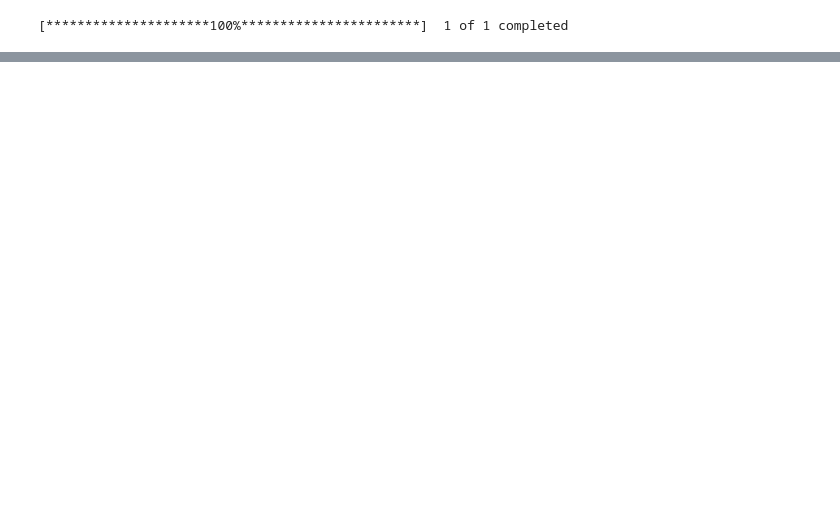
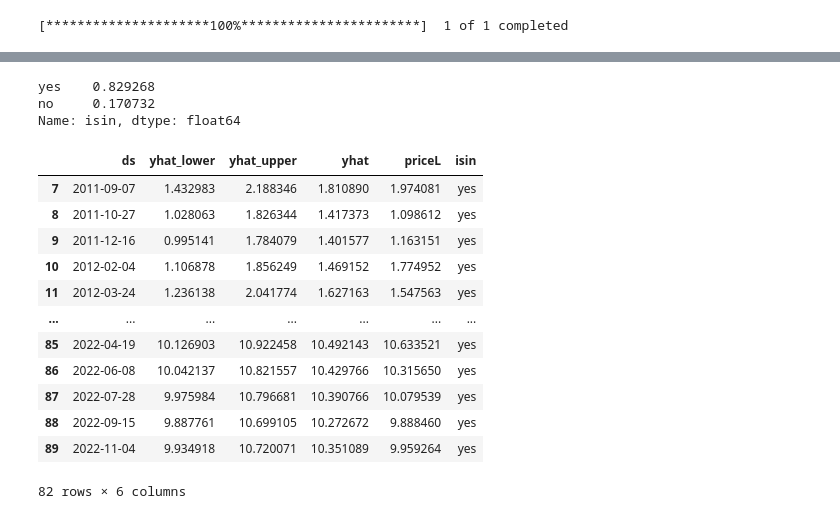
Before and after one commit to guevarch/BitcoinBuyZones, a Jupyter notebook: Final/Bonus BUY ZONE ML.ipynb, the cells around one changed output, grey strips where cells are left out. Cells and saved outputs as stored; diff of their text form; code cells hidden in the pictures; blank space fills up the shorter version.

```diff
--- a/Final/Bonus BUY ZONE ML.ipynb
+++ b/Final/Bonus BUY ZONE ML.ipynb
@@ -278,0 +216,35 @@ fig.write_html('../static/MAandPred2.html')
+# %%
+df = df.rename(columns={"date": "ds"})
+prediction['ds']=prediction['ds'].astype("string")
+prediction['ds'] = prediction['ds'].str[:10]
+prediction['ds'] = prediction.ds.astype('datetime64[ns]')
+merged_df = prediction.merge(df, on='ds', how='left')
+merged_df = merged_df.drop(columns=['trend', 'trend_lower', 'trend_upper',
+       'additive_terms', 'additive_terms_lower', 'additive_terms_upper',
+       'weekly', 'weekly_lower', 'weekly_upper', 'yearly', 'yearly_lower',
+       'yearly_upper', 'multiplicative_terms', 'multiplicative_terms_lower',
+       'multiplicative_terms_upper', 'price', 'meanavge', 'meanvalue',
+       'status', 'price-meanavge', 'move%', 'Valuation'])
+merged_df = merged_df.dropna()
+merged_df['isin'] = merged_df.apply(lambda row: 'yes' if row['yhat_upper'] > row['priceL']  > row['yhat_lower'] else 'no',  axis=1)
+print(merged_df['isin'].value_counts('no'))
+# %% [output]
+yes    0.829268
+no     0.170732
+Name: isin, dtype: float64
+# %%
+merged_df
+# %% [output]
+|  | ds | yhat_lower | yhat_upper | yhat | priceL | isin |
+| 7 | 2011-09-07 | 1.432983 | 2.188346 | 1.810890 | 1.974081 | yes |
+| 8 | 2011-10-27 | 1.028063 | 1.826344 | 1.417373 | 1.098612 | yes |
+| 9 | 2011-12-16 | 0.995141 | 1.784079 | 1.401577 | 1.163151 | yes |
+| 10 | 2012-02-04 | 1.106878 | 1.856249 | 1.469152 | 1.774952 | yes |
+| 11 | 2012-03-24 | 1.236138 | 2.041774 | 1.627163 | 1.547563 | yes |
+| ... | ... | ... | ... | ... | ... | ... |
+| 85 | 2022-04-19 | 10.126903 | 10.922458 | 10.492143 | 10.633521 | yes |
+| 86 | 2022-06-08 | 10.042137 | 10.821557 | 10.429766 | 10.315650 | yes |
+| 87 | 2022-07-28 | 9.975984 | 10.796681 | 10.390766 | 10.079539 | yes |
+| 88 | 2022-09-15 | 9.887761 | 10.699105 | 10.272672 | 9.888460 | yes |
+| 89 | 2022-11-04 | 9.934918 | 10.720071 | 10.351089 | 9.959264 | yes |
+82 rows × 6 columns
```
Also changed, not shown: parts of 6 cells of this notebook, 8 other files.
